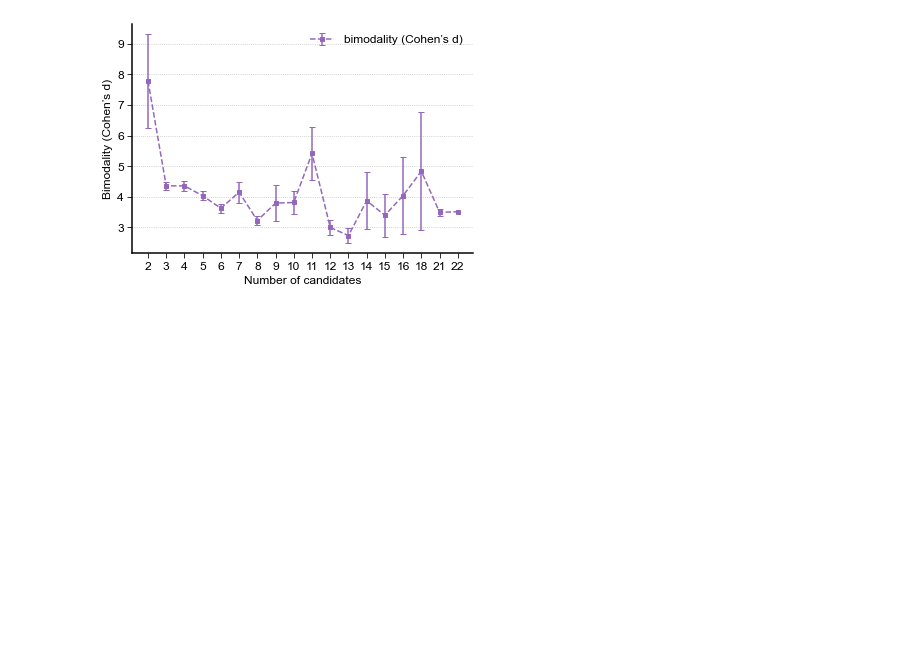
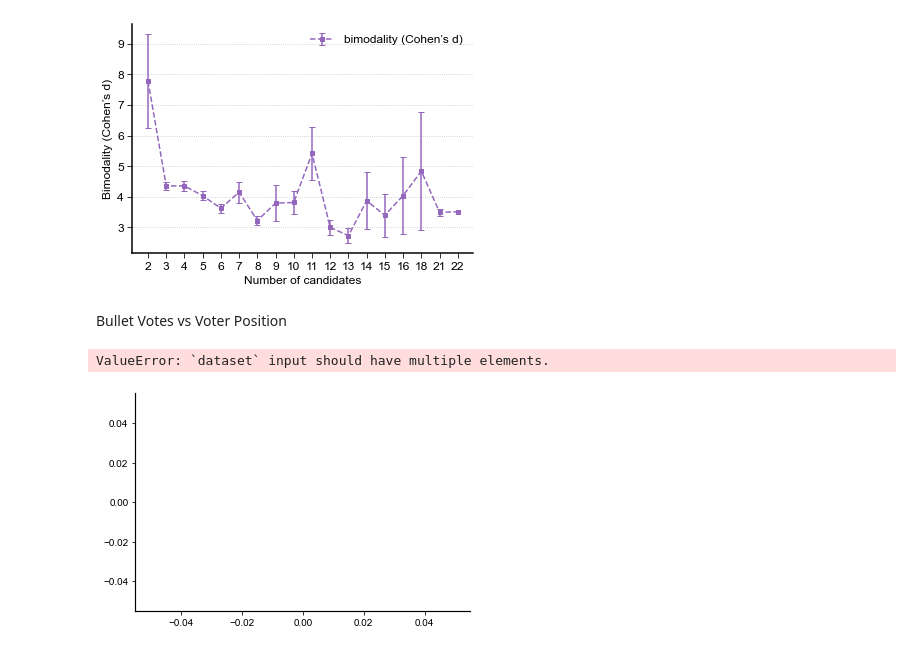
Before and after one commit to SamWangPhD/bugs-in-democracy, a Jupyter notebook: cleaned files/figures.ipynb, the cells around one changed output. Cells and saved outputs as stored; diff of their text form; code cells hidden in the pictures; blank space fills up the shorter version.

```diff
--- a/cleaned files/figures.ipynb
+++ b/cleaned files/figures.ipynb
@@ -766,3 +772,5 @@ plt.show()
 # %% [output]
 [figure]
 [figure]
+# %% [markdown]
+Bullet Votes vs Voter Position
@@ -768,0 +780,16 @@ plt.show()
+# %%
+def normalize(values):
+    """
+    Normalize a list of numbers to [0, 1] via min–max scaling.
+    Returns a new list of floats.
+
+    Edge cases:
+      - []           -> []
+      - all equal    -> [0.0, 0.0, ...]
+    """
+    vmin = min(values)
+    vmax = max(values)
+    if vmin == vmax:
+        return [0.0] * len(values)
+    scale = vmax - vmin
+    return [(x - vmin) / scale for x in values]
@@ -768,0 +865,35 @@ plt.show()
+# %%
+distributed_points_combined_federal = np.array(distributed_points_combined_federal, dtype=float)
+#distributed_points_combined = normalize(distributed_points_combined)
+
+#print(distributed_points)
+
+x = np.asarray(distributed_points_combined_federal)
+
+# Compress duplicates once:
+vals, counts = np.unique(x, return_counts=True)
+
+fig, ax = plt.subplots()
+ax.hist(vals, bins=len(candidates), weights=counts, density=True, alpha=0.5)
+
+# KDE over the top (respects weights; good for smooth shape)
+kde = gaussian_kde(vals, weights=counts, bw_method='scott')  # try 'silverman' or numbers like 0.8, 1.2 to adjust smoothness
+xx = np.linspace(vals.min(), vals.max(), 512)
+ax.plot(xx, kde(xx))
+
+# nice, paper-friendly touches
+ax.set_xlabel('Value'); ax.set_ylabel('Density')
+ax.spines['top'].set_visible(False); ax.spines['right'].set_visible(False)
+plt.tight_layout()
+
+"""plt.figure(figsize=(10, 6))
+plt.scatter(distributed_points)
+#sns.kdeplot(distributed_points, fill=True)
+plt.title('Kernel Density Estimation of Data')
+
+plt.show()
+"""
+#plot_KDE(ballots, normalized_distances, filename, ignore=False, save=False)
+# %% [output]
+ValueError: `dataset` input should have multiple elements.
+[figure, added]
```
Also changed, not shown: parts of 10 cells of this notebook, 3 other files.
